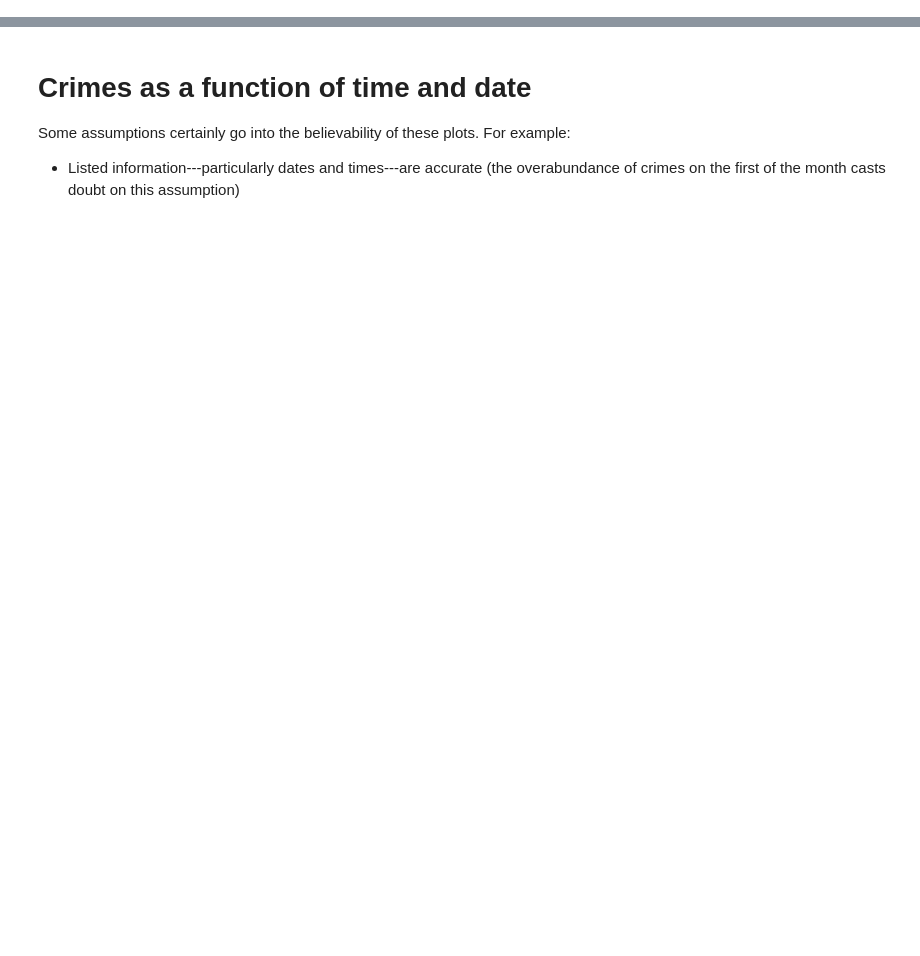
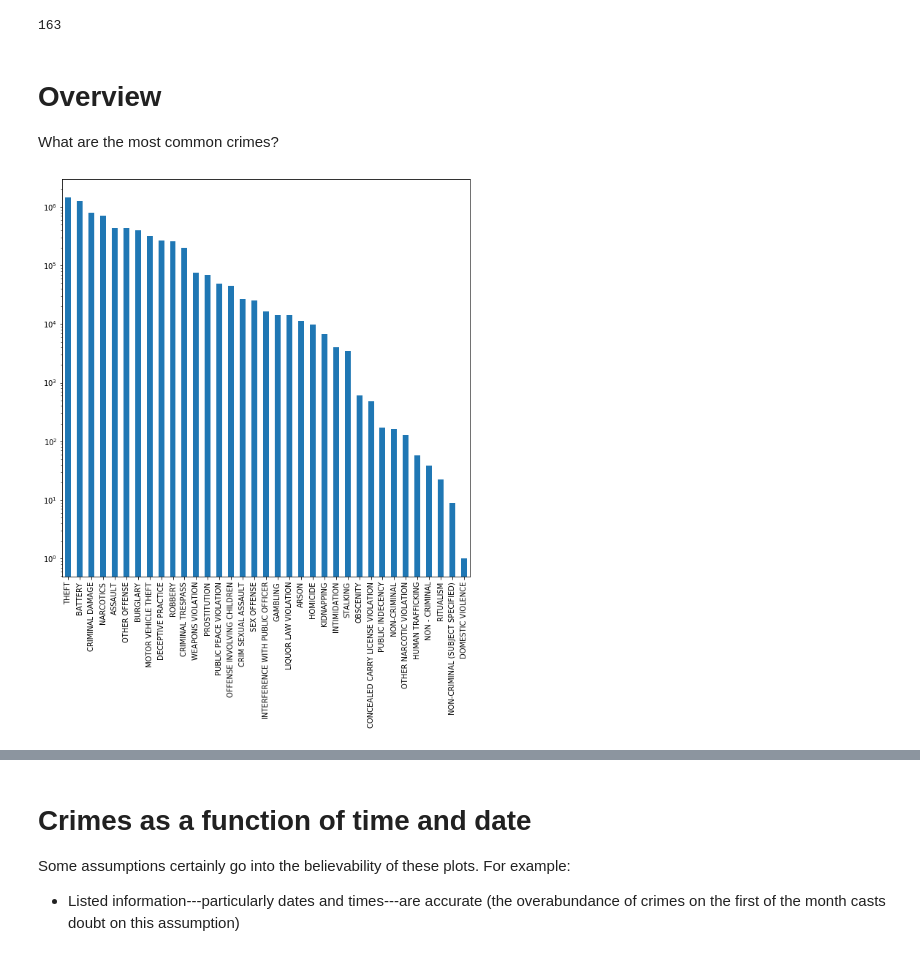
Before and after one commit to emapple/chicago-crime, a Jupyter notebook: Chicago-crime.ipynb, the cells around one changed output, grey strips where cells are left out. Drawn from its saved outputs; the diff is of its cells as text; code cells hidden in the pictures; blank space fills up the shorter version.

```diff
--- a/Chicago-crime.ipynb
+++ b/Chicago-crime.ipynb
@@ -17,0 +76,9 @@ crimedata = read_data(filename)
+# %%
+nrows = None
+filename = '/home/elaad/Documents/Fun/DatAnalysis/datasets/Crimes_-_2001_to_present.csv'
+crimedata = read_data(filename, nrows=nrows, usecols=None, dtype=None)
+print(len(crimedata[crimedata.Longitude <= -90]))
+crimedata = crimedata[crimedata.Longitude > -90] # getting rid of a few unexpected outliers beyond the city limits
+crimedata.sort_index(inplace=True)
+# %% [output]
+163
@@ -17,0 +88,11 @@ crimedata = read_data(filename)
+# %% [markdown]
+# Overview
+
+What are the most common crimes?
+# %%
+fig, ax = plt.subplots(1, 1)
+fig.set_size_inches(10, 10)
+crimedata['Primary Type'].value_counts().plot(kind='bar', ax=ax)
+ax.set_yscale('log')
+# %% [output]
+[figure, added]
```
Also changed, not shown: parts of 33 cells of this notebook.
